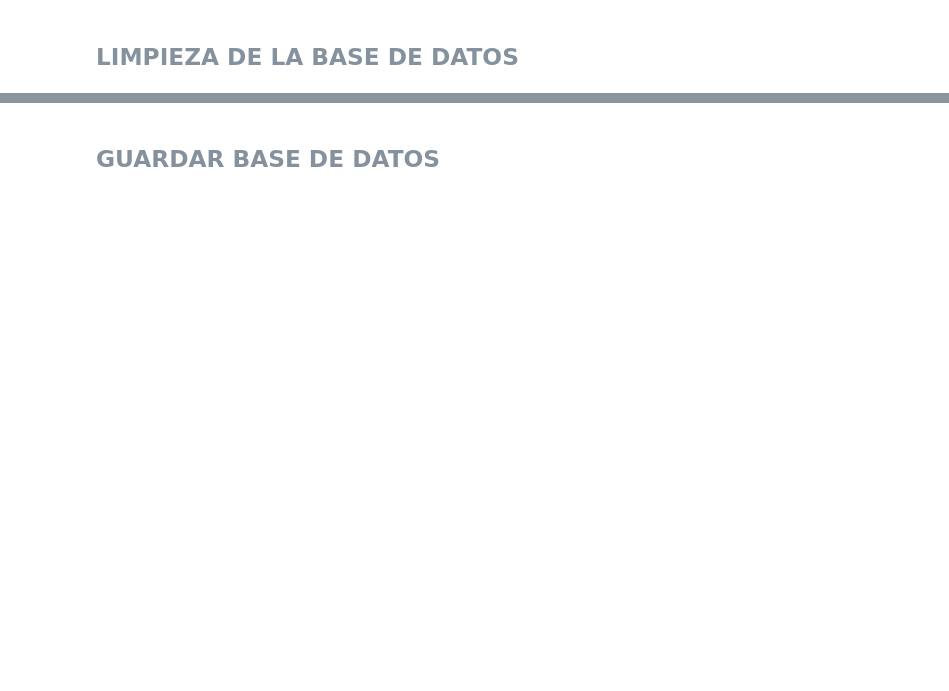
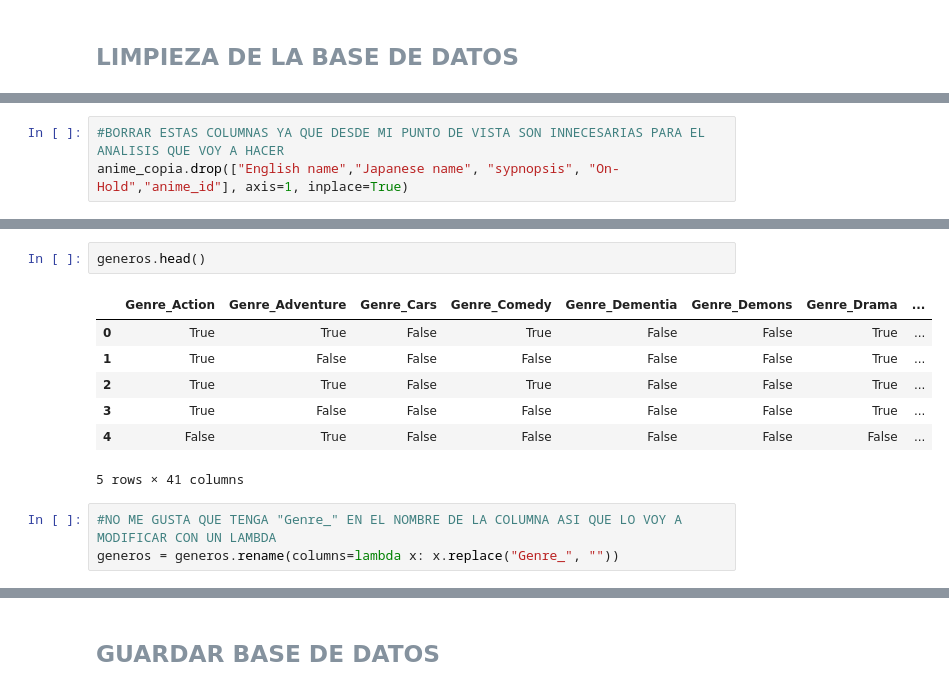
Before and after one commit to AmyGaarcia/DS_PT_09_2023, a Jupyter notebook: Data_Analysis/EDA/1-Definicion_EDA ANIME_Filtrado_prueba.ipynb, the cells around one changed output, grey strips where cells are left out. Cells and saved outputs as stored; diff of their text form; blank space fills up the shorter version.

```diff
--- a/Data_Analysis/EDA/1-Definicion_EDA ANIME_Filtrado_prueba.ipynb
+++ b/Data_Analysis/EDA/1-Definicion_EDA ANIME_Filtrado_prueba.ipynb
@@ -259,0 +205,3 @@ array(['TV', 'Movie'], dtype=object)
+# %%
+#BORRAR ESTAS COLUMNAS YA QUE DESDE MI PUNTO DE VISTA SON INNECESARIAS PARA EL ANALISIS QUE VOY A HACER
+anime_copia.drop(["English name","Japanese name", "sypnopsis", "On-Hold","anime_id"], axis=1, inplace=True)
@@ -259,0 +267,13 @@ array(['TV', 'Movie'], dtype=object)
+# %%
+generos.head()
+# %% [output]
+|  | Genre_Action | Genre_Adventure | Genre_Cars | Genre_Comedy | Genre_Dementia | Genre_Demons | Genre_Drama | ... |
+| 0 | True | True | False | True | False | False | True | ... |
+| 1 | True | False | False | False | False | False | True | ... |
+| 2 | True | True | False | True | False | False | True | ... |
+| 3 | True | False | False | False | False | False | True | ... |
+| 4 | False | True | False | False | False | False | False | ... |
+5 rows × 41 columns
+# %%
+#NO ME GUSTA QUE TENGA "Genre_" EN EL NOMBRE DE LA COLUMNA ASI QUE LO VOY A MODIFICAR CON UN LAMBDA
+generos = generos.rename(columns=lambda x: x.replace("Genre_", ""))
```
Also changed, not shown: parts of 95 cells of this notebook.
